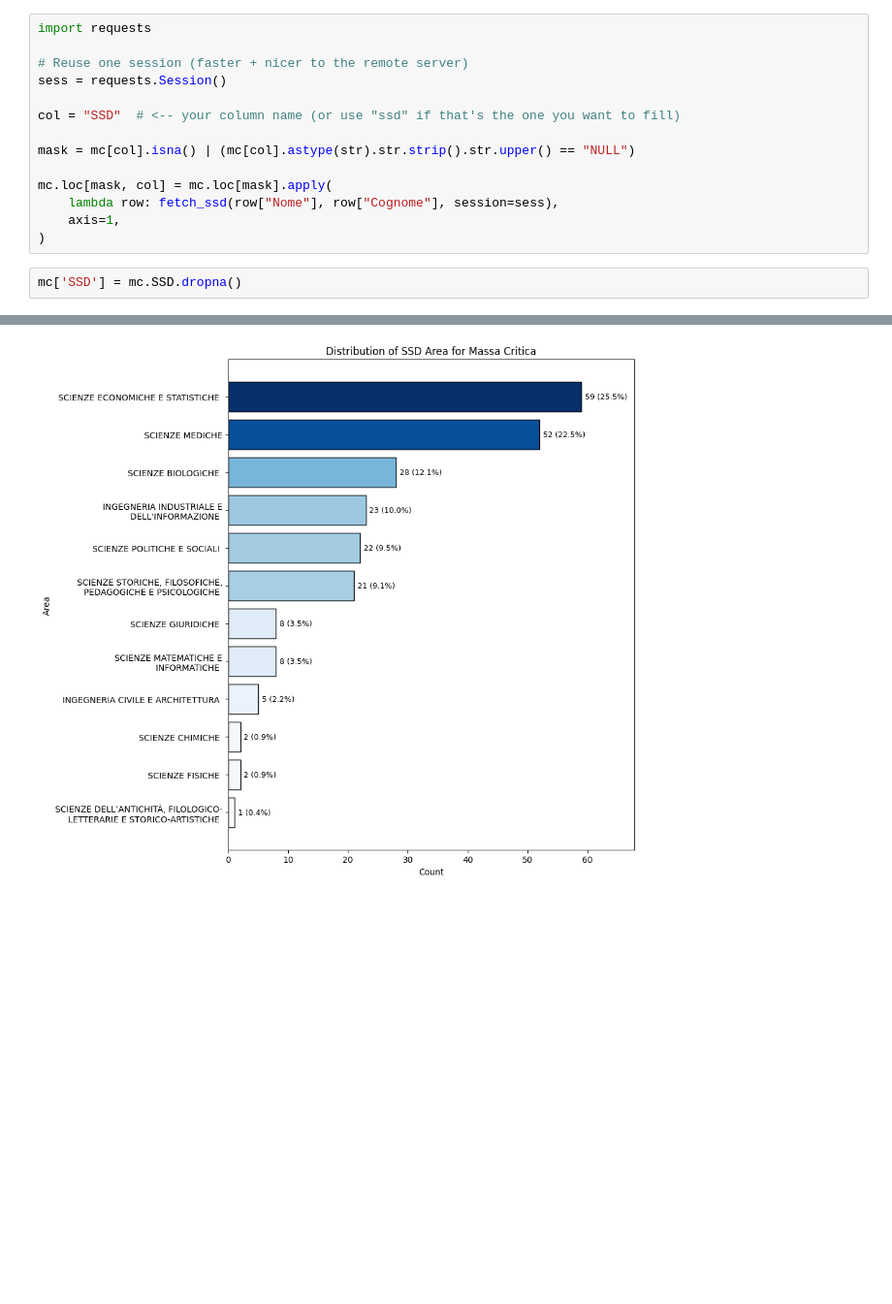
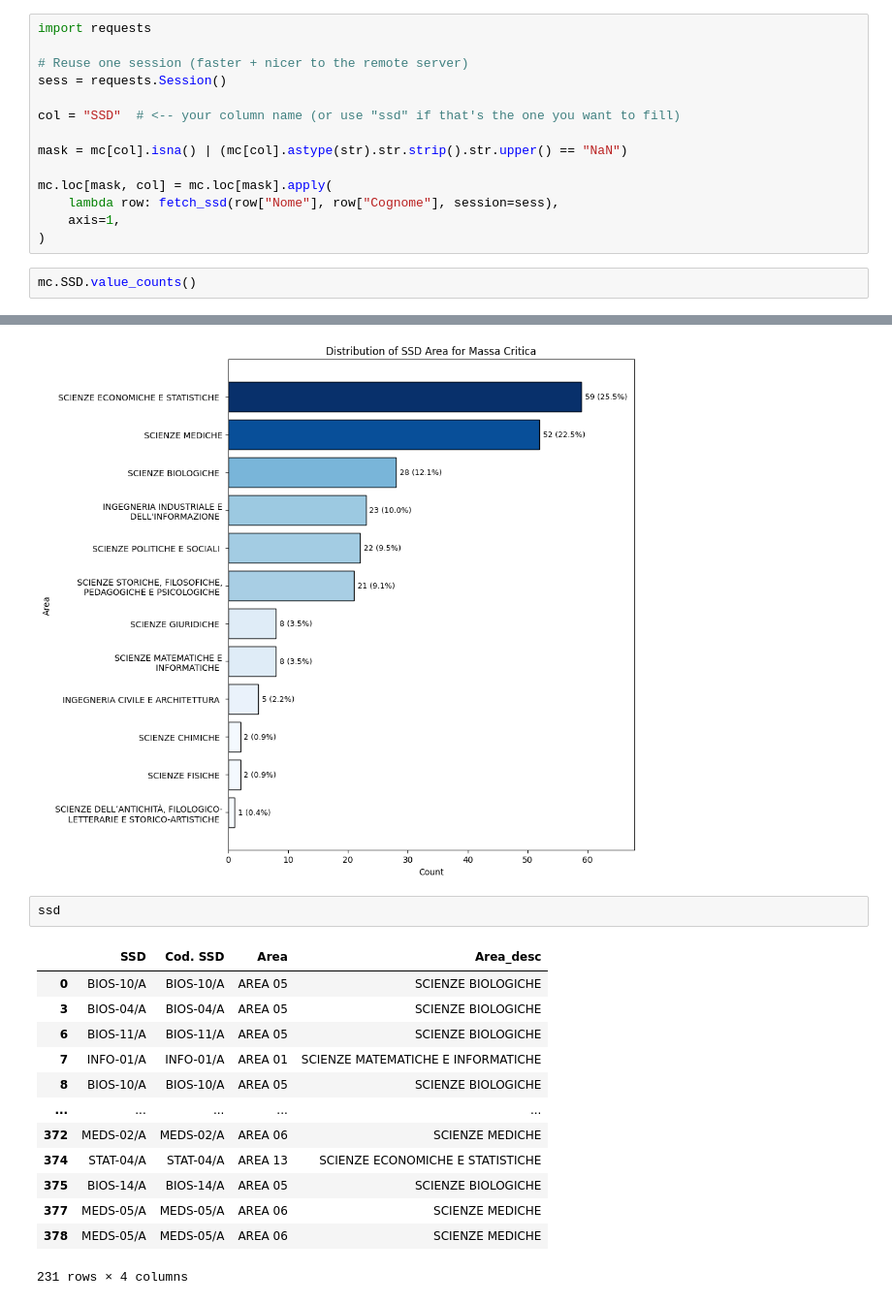
Before and after one commit to Naviden/age-it-publications, a Jupyter notebook: src/fetch_missing_SSD.ipynb, the cells around one changed output, grey strips where cells are left out. Shown at 97% size. Cells and saved outputs as stored; diff of their text form; blank space fills up the shorter version.

```diff
--- a/src/fetch_missing_SSD.ipynb
+++ b/src/fetch_missing_SSD.ipynb
@@ -113,11 +125,11 @@ sess = requests.Session()
 
 col = "SSD"  # <-- your column name (or use "ssd" if that's the one you want to fill)
 
-mask = mc[col].isna() | (mc[col].astype(str).str.strip().str.upper() == "NULL")
+mask = mc[col].isna() | (mc[col].astype(str).str.strip().str.upper() == "NaN")
 
 mc.loc[mask, col] = mc.loc[mask].apply(
     lambda row: fetch_ssd(row["Nome"], row["Cognome"], session=sess),
     axis=1,
 )
 # %%
-mc['SSD'] = mc.SSD.dropna()
+mc.SSD.value_counts()
@@ -218,3 +248,19 @@ plt.tight_layout()
 plt.show()
 # %% [output]
 [figure]
+# %%
+ssd
+# %% [output]
+|  | SSD | Cod. SSD | Area | Area_desc |
+| 0 | BIOS-10/A | BIOS-10/A | AREA 05 | SCIENZE BIOLOGICHE |
+| 3 | BIOS-04/A | BIOS-04/A | AREA 05 | SCIENZE BIOLOGICHE |
+| 6 | BIOS-11/A | BIOS-11/A | AREA 05 | SCIENZE BIOLOGICHE |
+| 7 | INFO-01/A | INFO-01/A | AREA 01 | SCIENZE MATEMATICHE E INFORMATICHE |
+| 8 | BIOS-10/A | BIOS-10/A | AREA 05 | SCIENZE BIOLOGICHE |
+| ... | ... | ... | ... | ... |
+| 372 | MEDS-02/A | MEDS-02/A | AREA 06 | SCIENZE MEDICHE |
+| 374 | STAT-04/A | STAT-04/A | AREA 13 | SCIENZE ECONOMICHE E STATISTICHE |
+| 375 | BIOS-14/A | BIOS-14/A | AREA 05 | SCIENZE BIOLOGICHE |
+| 377 | MEDS-05/A | MEDS-05/A | AREA 06 | SCIENZE MEDICHE |
+| 378 | MEDS-05/A | MEDS-05/A | AREA 06 | SCIENZE MEDICHE |
+231 rows × 4 columns
```
Also changed, not shown: parts of 5 cells of this notebook.
